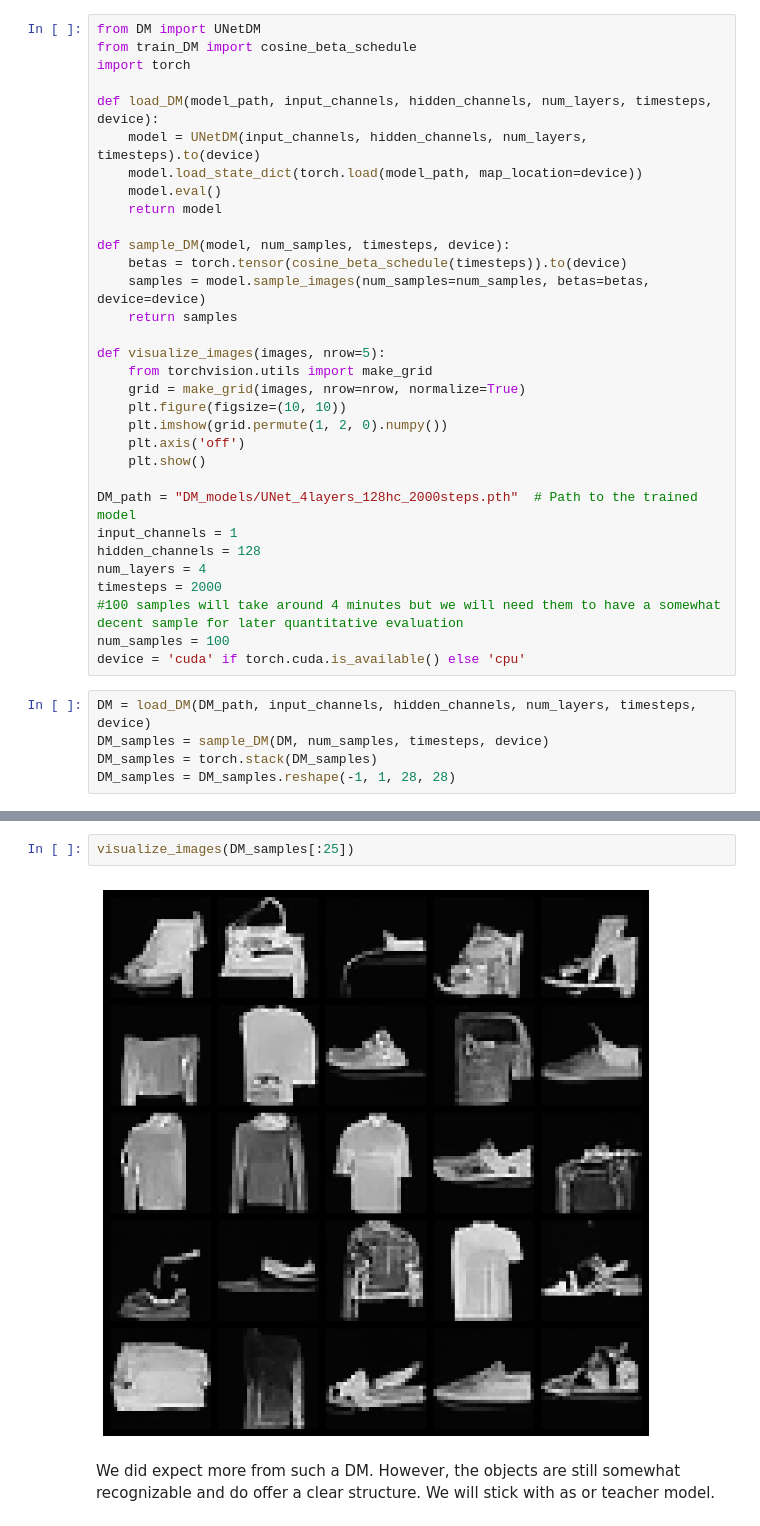
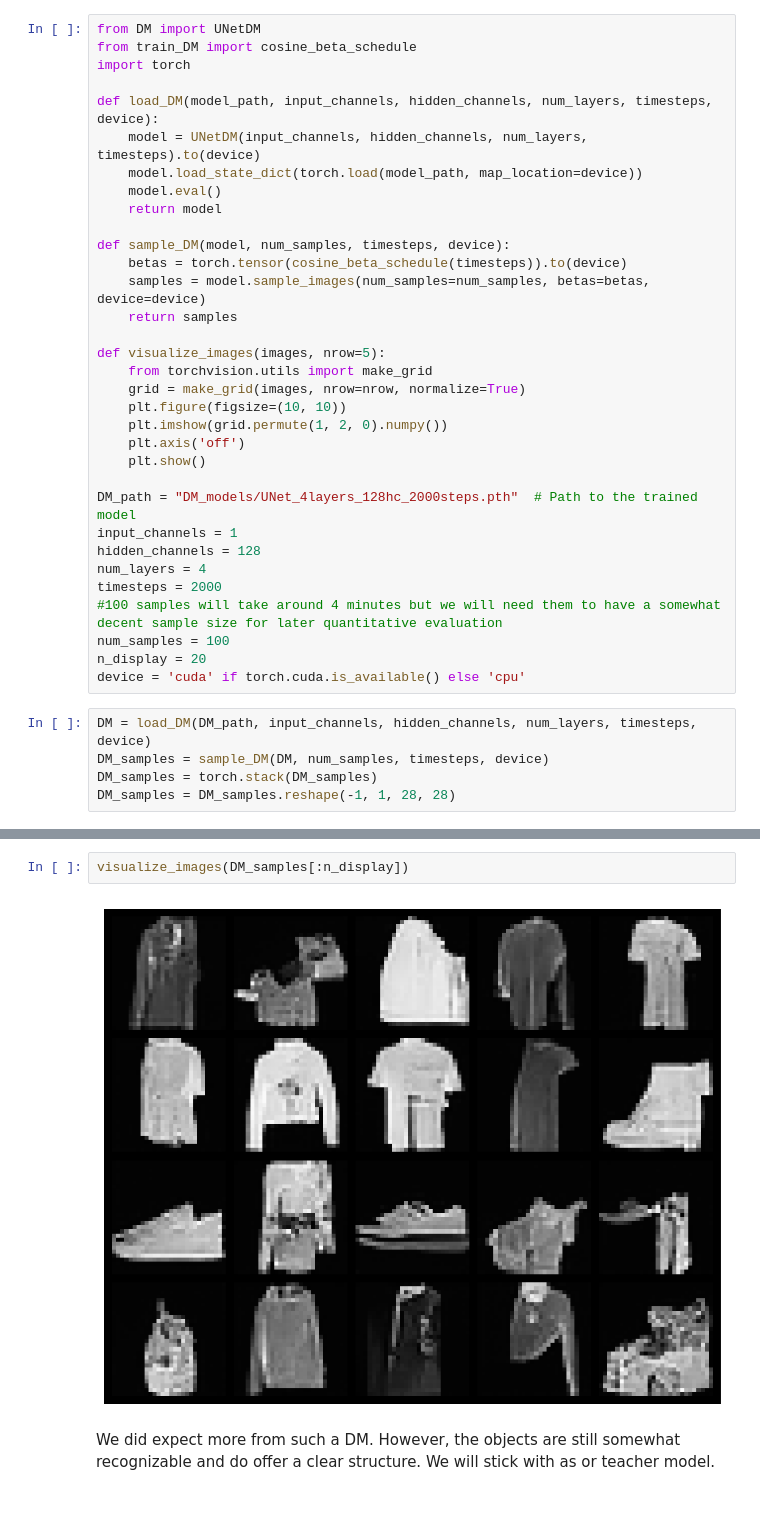
Before and after one commit to marssoo/GenAI2025-DiffInstruct, a Jupyter notebook: notebooks/Approach.ipynb, the cells around one changed output, grey strips where cells are left out. Saved outputs shown, nothing was run; the diff lists cells and outputs as text.

```diff
--- a/notebooks/Approach.ipynb
+++ b/notebooks/Approach.ipynb
@@ -77,8 +77,9 @@ input_channels = 1
 hidden_channels = 128
 num_layers = 4
 timesteps = 2000
-#100 samples will take around 4 minutes but we will need them to have a somewhat decent sample for later quantitative evaluation
+#100 samples will take around 4 minutes but we will need them to have a somewhat decent sample size for later quantitative evaluation
 num_samples = 100
+n_display = 20
 device = 'cuda' if torch.cuda.is_available() else 'cpu'
 # %%
 DM = load_DM(DM_path, input_channels, hidden_channels, num_layers, timesteps, device)
@@ -92,7 +89,7 @@ torch.Size([100, 1, 28, 28])
 # %%
-visualize_images(DM_samples[:25])
+visualize_images(DM_samples[:n_display])
 # %% [output]
-[figure, old version]
+[figure, new version]
 # %% [markdown]
 We did expect more from such a DM. However, the objects are still somewhat recognizable and do offer a clear structure. We will stick with as or teacher model.
 # %% [markdown]
```
Also changed, not shown: parts of 16 cells of this notebook, 10 other files.
